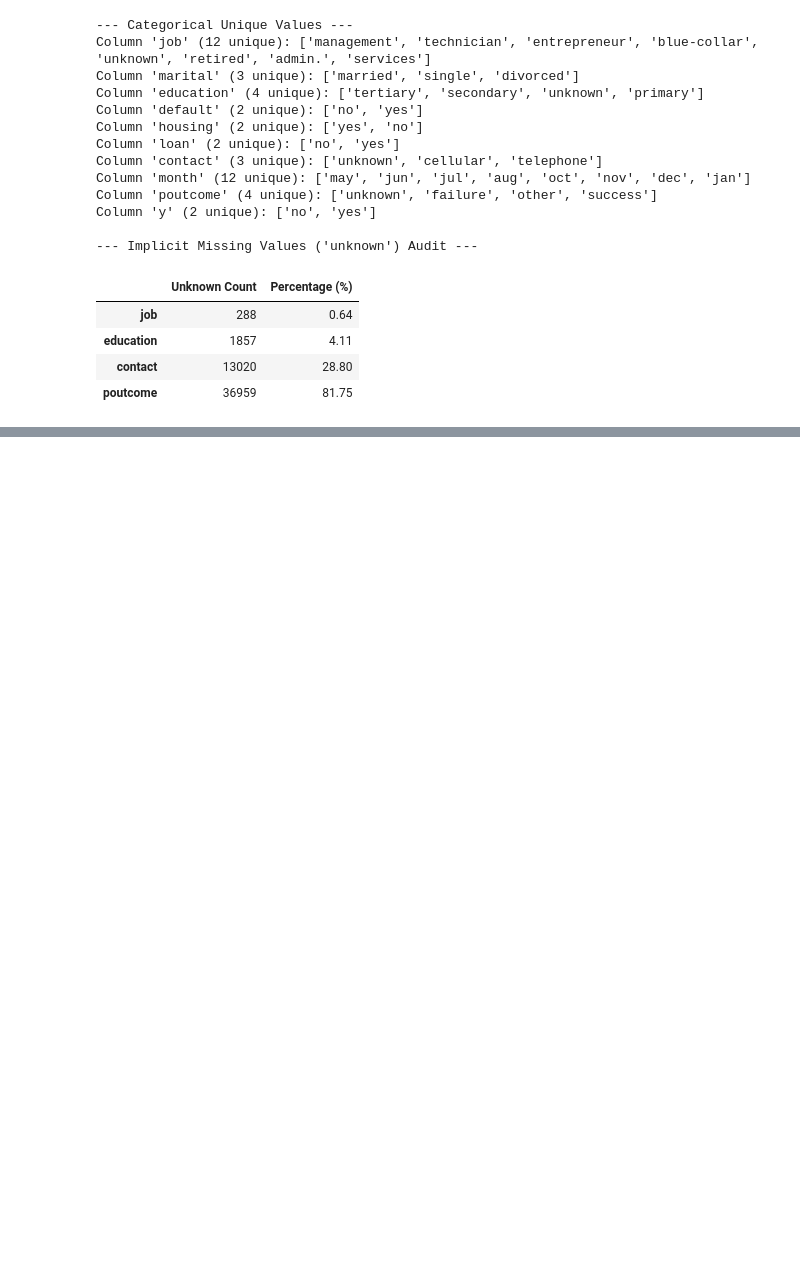
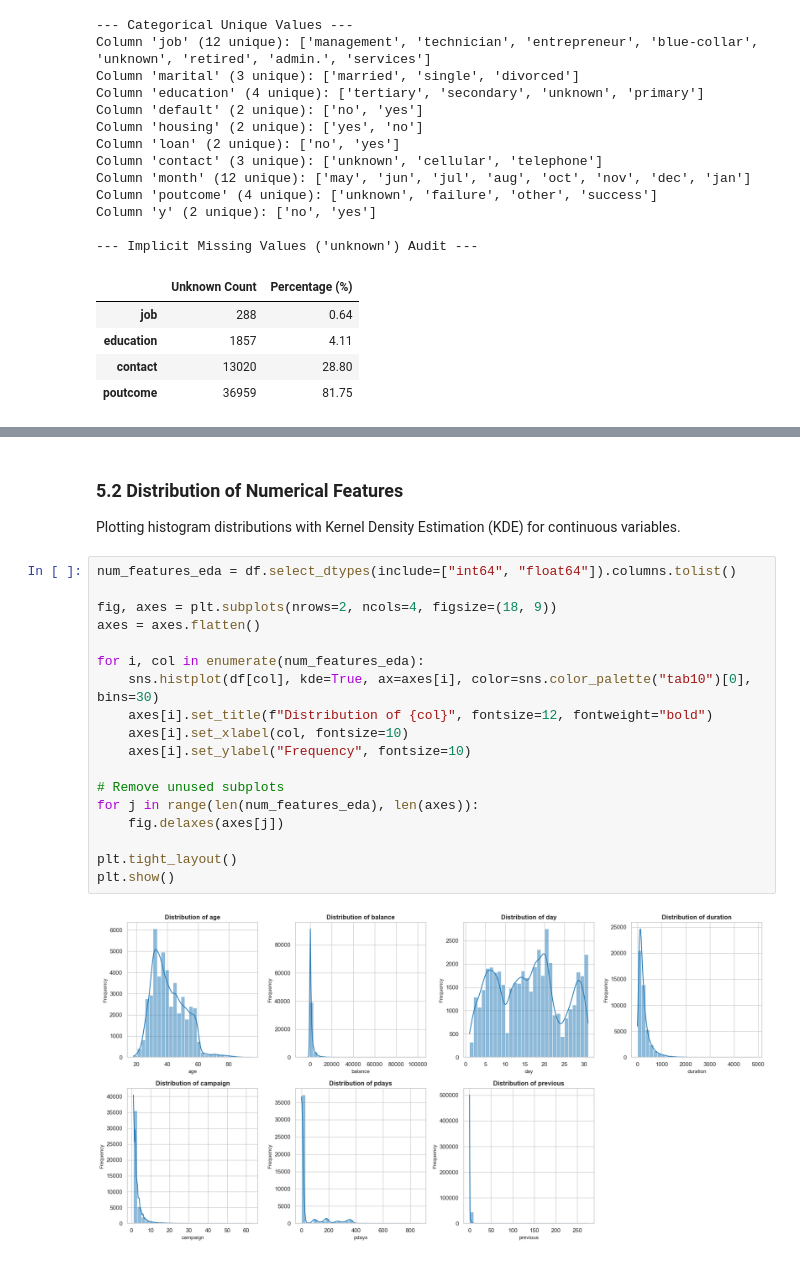
Before and after one commit to Sanjay1266/ML_Case_study, a Jupyter notebook: notebooks/classification.ipynb, the cells around one changed output, grey strips where cells are left out. Cells and saved outputs as stored; diff of their text form; blank space fills up the shorter version.

```diff
--- a/notebooks/classification.ipynb
+++ b/notebooks/classification.ipynb
@@ -266,0 +316,23 @@ Column 'y' (2 unique): ['no', 'yes']
+# %% [markdown]
+### 5.2 Distribution of Numerical Features
+Plotting histogram distributions with Kernel Density Estimation (KDE) for continuous variables.
+# %%
+num_features_eda = df.select_dtypes(include=["int64", "float64"]).columns.tolist()
+
+fig, axes = plt.subplots(nrows=2, ncols=4, figsize=(18, 9))
+axes = axes.flatten()
+
+for i, col in enumerate(num_features_eda):
+    sns.histplot(df[col], kde=True, ax=axes[i], color=sns.color_palette("tab10")[0], bins=30)
+    axes[i].set_title(f"Distribution of {col}", fontsize=12, fontweight="bold")
+    axes[i].set_xlabel(col, fontsize=10)
+    axes[i].set_ylabel("Frequency", fontsize=10)
+
+# Remove unused subplots
+for j in range(len(num_features_eda), len(axes)):
+    fig.delaxes(axes[j])
+
+plt.tight_layout()
+plt.show()
+# %% [output]
+[figure, added]
```
Also changed, not shown: parts of 15 cells of this notebook.
